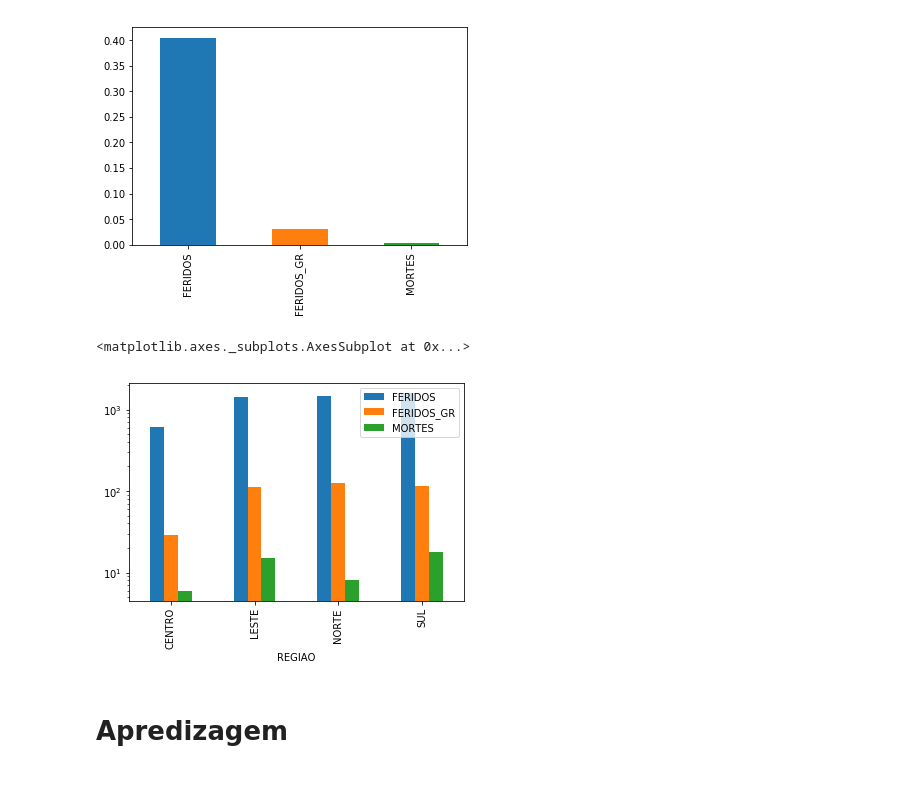
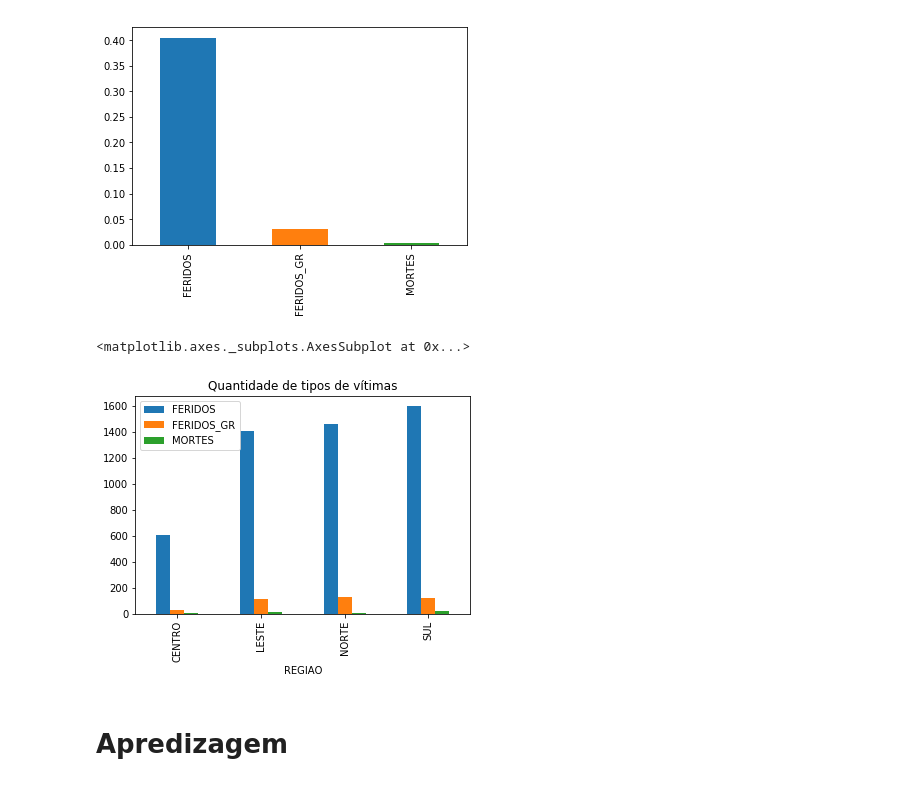
Before and after one commit to if1015-datascience-ufpe/2018-2-projeto-data-lords, a Jupyter notebook: project.ipynb, the cells around one changed output. Saved outputs shown, nothing was run; the diff lists cells and outputs as text; code cells hidden in the pictures.

```diff
--- a/project.ipynb
+++ b/project.ipynb
@@ -905,10 +932,10 @@ hurt_amount_region.plot.bar()
 [figure]
 # %%
 hurt_amount_region = acidents_data.groupby("REGIAO")[['FERIDOS', 'FERIDOS_GR', 'MORTES']].sum()
-hurt_amount_region.drop(['NAO IDENTIFICADO']).plot.bar(logy=True)
+hurt_amount_region.drop(['NAO IDENTIFICADO']).plot.bar(title='Quantidade de tipos de vítimas')
 # %% [output]
 <matplotlib.axes._subplots.AxesSubplot at 0x...>
-[figure, old version]
+[figure, new version]
 # %% [markdown]
 # Apredizagem
 # %%
```
Also changed, not shown: parts of 9 cells of this notebook, 3 other files.
